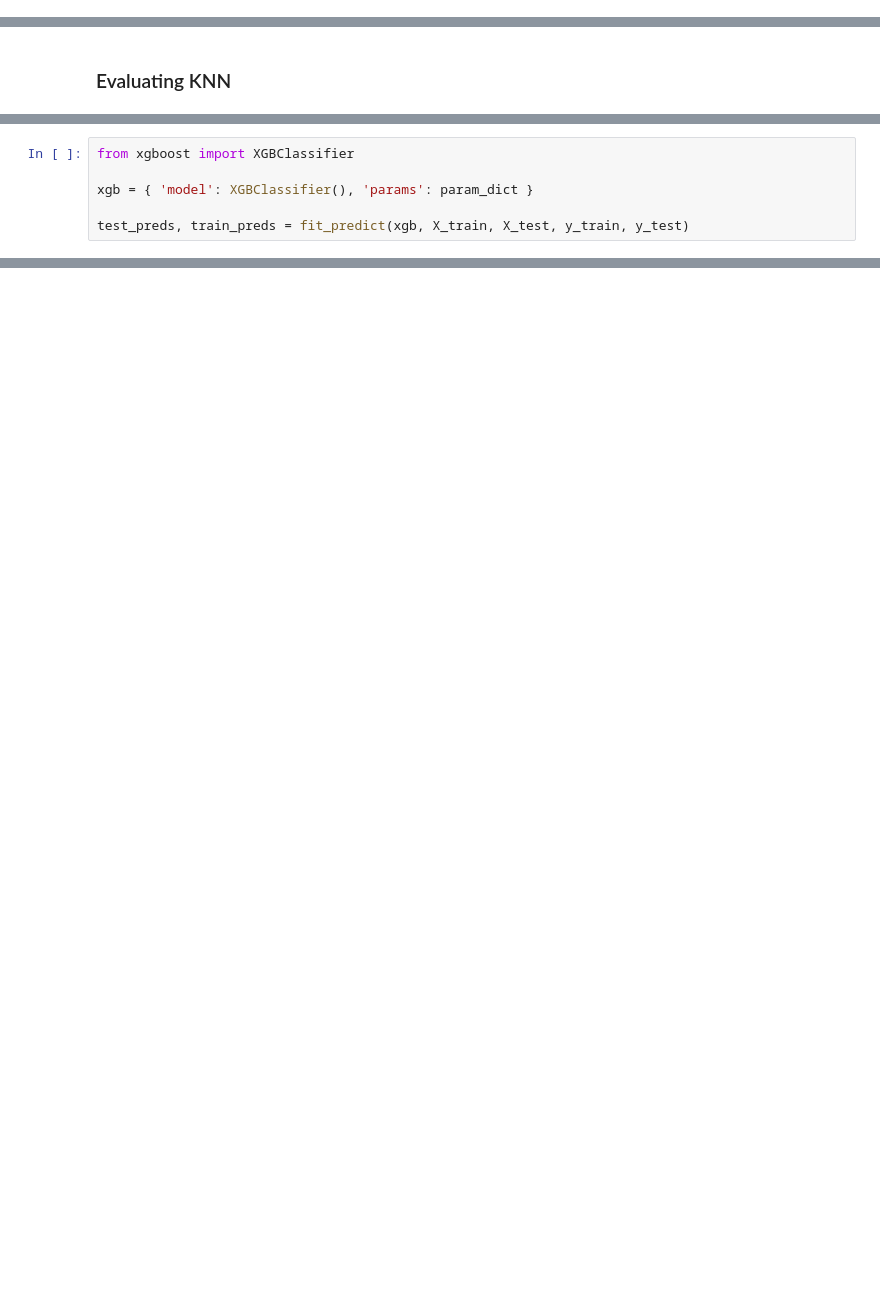
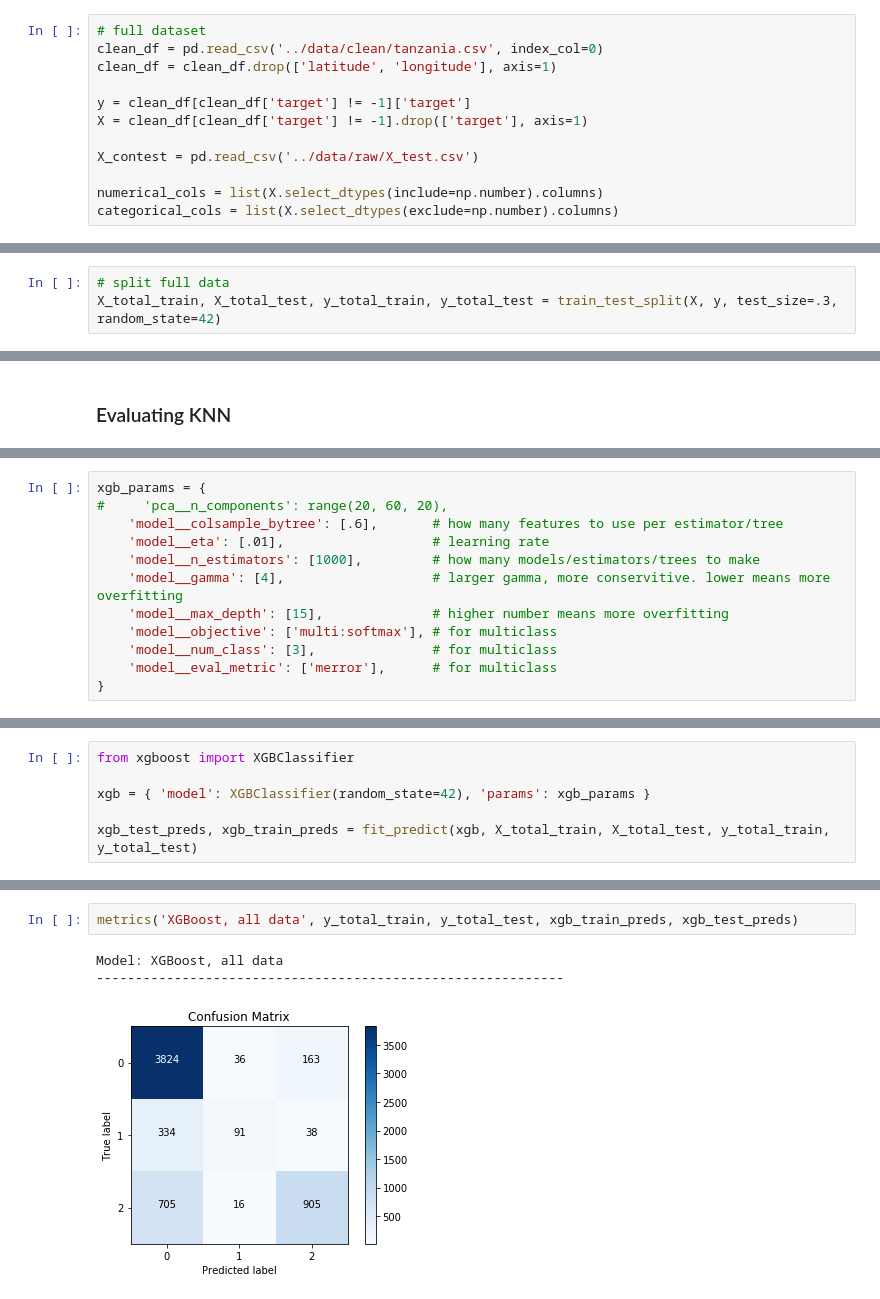
Before and after one commit to jneums/tanzania, a Jupyter notebook: notebooks/model.ipynb, the cells around one changed output, grey strips where cells are left out. Cells and saved outputs as stored; diff of their text form; blank space fills up the shorter version.

Commit message:
xgboost

```diff
--- a/notebooks/model.ipynb
+++ b/notebooks/model.ipynb
@@ -120,0 +171,12 @@ def metrics(model_name, y_train, y_test, y_train_pred, y_test_pred):
+# %%
+# full dataset
+clean_df = pd.read_csv('../data/clean/tanzania.csv', index_col=0)
+clean_df = clean_df.drop(['latitude', 'longitude'], axis=1)
+
+y = clean_df[clean_df['target'] != -1]['target']
+X = clean_df[clean_df['target'] != -1].drop(['target'], axis=1)
+
+X_contest = pd.read_csv('../data/raw/X_test.csv')
+
+numerical_cols = list(X.select_dtypes(include=np.number).columns)
+categorical_cols = list(X.select_dtypes(exclude=np.number).columns)
@@ -120,0 +191,3 @@ def metrics(model_name, y_train, y_test, y_train_pred, y_test_pred):
+# %%
+# split full data
+X_total_train, X_total_test, y_total_train, y_total_test = train_test_split(X, y, test_size=.3, random_state=42)
@@ -281,0 +415,12 @@ param_dict = {
+# %%
+xgb_params = {
+#     'pca__n_components': range(20, 60, 20),
+    'model__colsample_bytree': [.6],       # how many features to use per estimator/tree
+    'model__eta': [.01],                   # learning rate
+    'model__n_estimators': [1000],         # how many models/estimators/trees to make
+    'model__gamma': [4],                   # larger gamma, more conservitive. lower means more overfitting
+    'model__max_depth': [15],              # higher number means more overfitting
+    'model__objective': ['multi:softmax'], # for multiclass
+    'model__num_class': [3],               # for multiclass
+    'model__eval_metric': ['merror'],      # for multiclass
+}
@@ -282,7 +434,7 @@ param_dict = {
 # %%
 from xgboost import XGBClassifier
 
-xgb = { 'model': XGBClassifier(), 'params': param_dict }
+xgb = { 'model': XGBClassifier(random_state=42), 'params': xgb_params }
 
-test_preds, train_preds = fit_predict(xgb, X_train, X_test, y_train, y_test)
+xgb_test_preds, xgb_train_preds = fit_predict(xgb, X_total_train, X_total_test, y_total_train, y_total_test)
 # %% [output]
@@ -314,0 +477,6 @@ weighted avg       0.88      0.88      0.88      4861
+# %%
+metrics('XGBoost, all data', y_total_train, y_total_test, xgb_train_preds, xgb_test_preds)
+# %% [output]
+Model: XGBoost, all data
+------------------------------------------------------------
+[figure, added]
```
Also changed, not shown: parts of 72 cells of this notebook, 4 other files.
